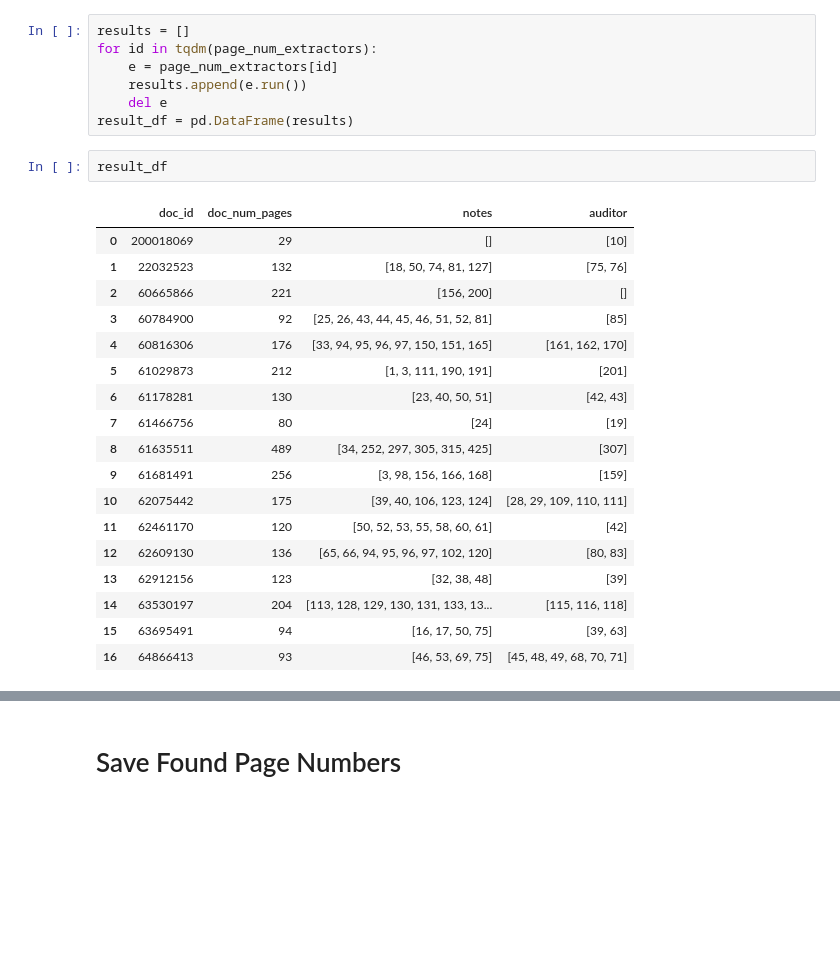
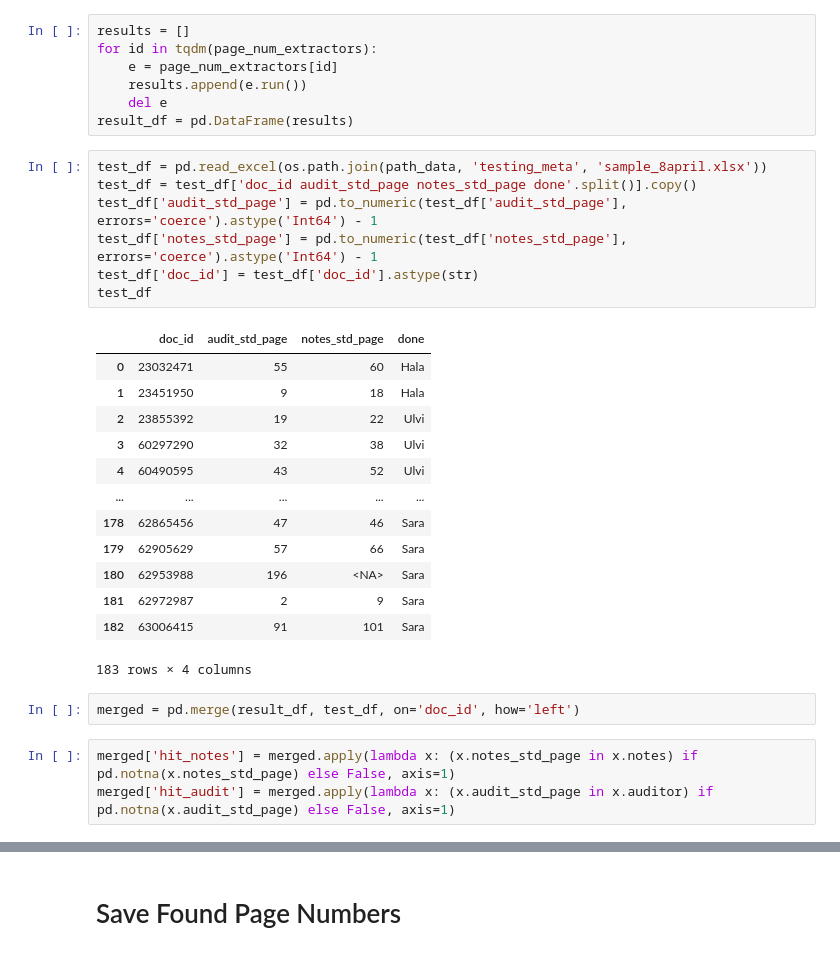
Before and after one commit to ilias-m-n/ExtractSectionsPDFs, a Jupyter notebook: ExtractAuditorAndNotes.ipynb, the cells around one changed output, grey strips where cells are left out. Saved outputs shown, nothing was run; the diff lists cells and outputs as text; blank space fills up the shorter version.

```diff
--- a/ExtractAuditorAndNotes.ipynb
+++ b/ExtractAuditorAndNotes.ipynb
@@ -57,24 +57,29 @@ for id in tqdm(page_num_extractors):
     results.append(e.run())
     del e
 result_df = pd.DataFrame(results)
+# %%
+test_df = pd.read_excel(os.path.join(path_data, 'testing_meta', 'sample_8april.xlsx'))
+test_df = test_df['doc_id audit_std_page notes_std_page done'.split()].copy()
+test_df['audit_std_page'] = pd.to_numeric(test_df['audit_std_page'], errors='coerce').astype('Int64') - 1
+test_df['notes_std_page'] = pd.to_numeric(test_df['notes_std_page'], errors='coerce').astype('Int64') - 1
+test_df['doc_id'] = test_df['doc_id'].astype(str)
+test_df
+# %% [output]
+|  | doc_id | audit_std_page | notes_std_page | done |
+| 0 | 23032471 | 55 | 60 | Hala |
+| 1 | 23451950 | 9 | 18 | Hala |
+| 2 | 23855392 | 19 | 22 | Ulvi |
+| 3 | 60297290 | 32 | 38 | Ulvi |
+| 4 | 60490595 | 43 | 52 | Ulvi |
+| ... | ... | ... | ... | ... |
+| 178 | 62865456 | 47 | 46 | Sara |
+| 179 | 62905629 | 57 | 66 | Sara |
+| 180 | 62953988 | 196 | <NA> | Sara |
+| 181 | 62972987 | 2 | 9 | Sara |
+| 182 | 63006415 | 91 | 101 | Sara |
+183 rows × 4 columns
+# %%
+merged = pd.merge(result_df, test_df, on='doc_id', how='left')
 # %%
-result_df
+merged['hit_notes'] = merged.apply(lambda x: (x.notes_std_page in x.notes) if pd.notna(x.notes_std_page) else False, axis=1)
+merged['hit_audit'] = merged.apply(lambda x: (x.audit_std_page in x.auditor) if pd.notna(x.audit_std_page) else False, axis=1)
-# %% [output]
-|  | doc_id | doc_num_pages | notes | auditor |
-| 0 | 200018069 | 29 | [] | [10] |
-| 1 | 22032523 | 132 | [18, 50, 74, 81, 127] | [75, 76] |
-| 2 | 60665866 | 221 | [156, 200] | [] |
-| 3 | 60784900 | 92 | [25, 26, 43, 44, 45, 46, 51, 52, 81] | [85] |
-| 4 | 60816306 | 176 | [33, 94, 95, 96, 97, 150, 151, 165] | [161, 162, 170] |
-| 5 | 61029873 | 212 | [1, 3, 111, 190, 191] | [201] |
-| 6 | 61178281 | 130 | [23, 40, 50, 51] | [42, 43] |
-| 7 | 61466756 | 80 | [24] | [19] |
-| 8 | 61635511 | 489 | [34, 252, 297, 305, 315, 425] | [307] |
-| 9 | 61681491 | 256 | [3, 98, 156, 166, 168] | [159] |
-| 10 | 62075442 | 175 | [39, 40, 106, 123, 124] | [28, 29, 109, 110, 111] |
-| 11 | 62461170 | 120 | [50, 52, 53, 55, 58, 60, 61] | [42] |
-| 12 | 62609130 | 136 | [65, 66, 94, 95, 96, 97, 102, 120] | [80, 83] |
-| 13 | 62912156 | 123 | [32, 38, 48] | [39] |
-| 14 | 63530197 | 204 | [113, 128, 129, 130, 131, 133, 13... | [115, 116, 118] |
-| 15 | 63695491 | 94 | [16, 17, 50, 75] | [39, 63] |
-| 16 | 64866413 | 93 | [46, 53, 69, 75] | [45, 48, 49, 68, 70, 71] |
```
Also changed, not shown: parts of 9 cells of this notebook, 4 other files.
